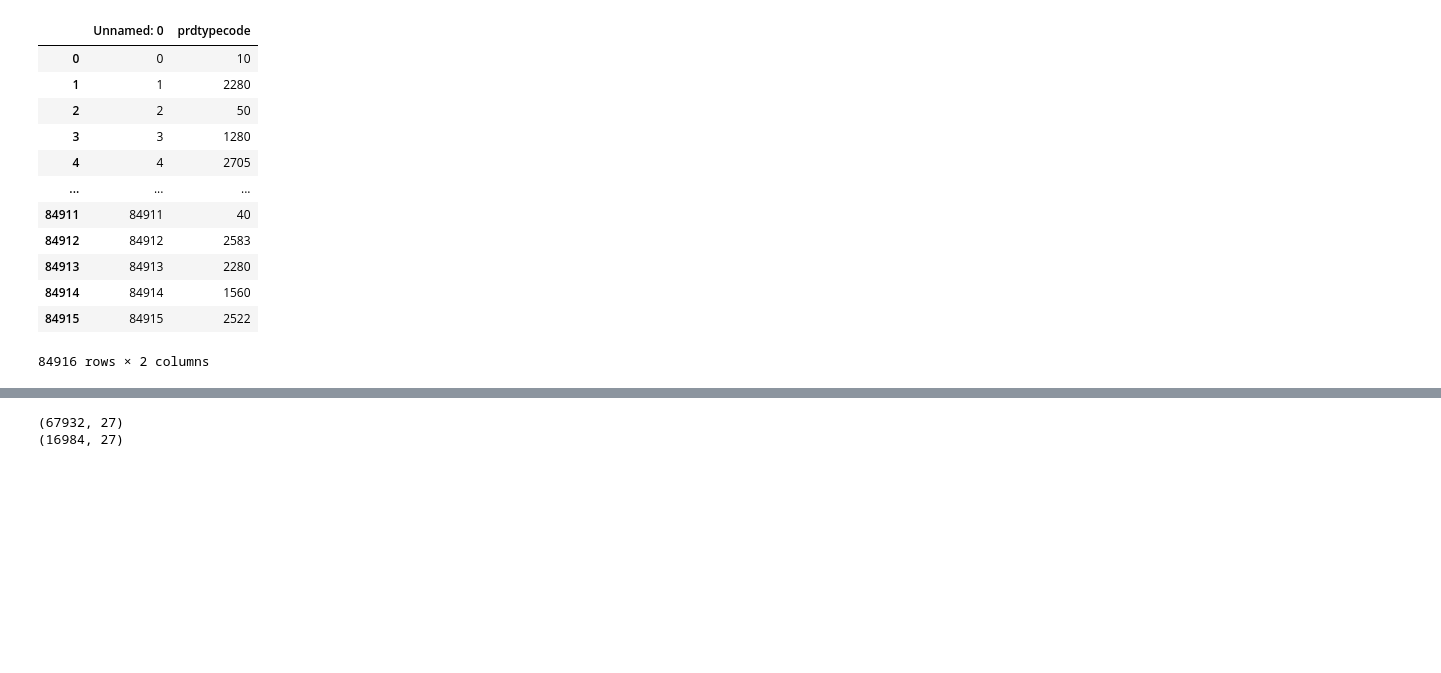
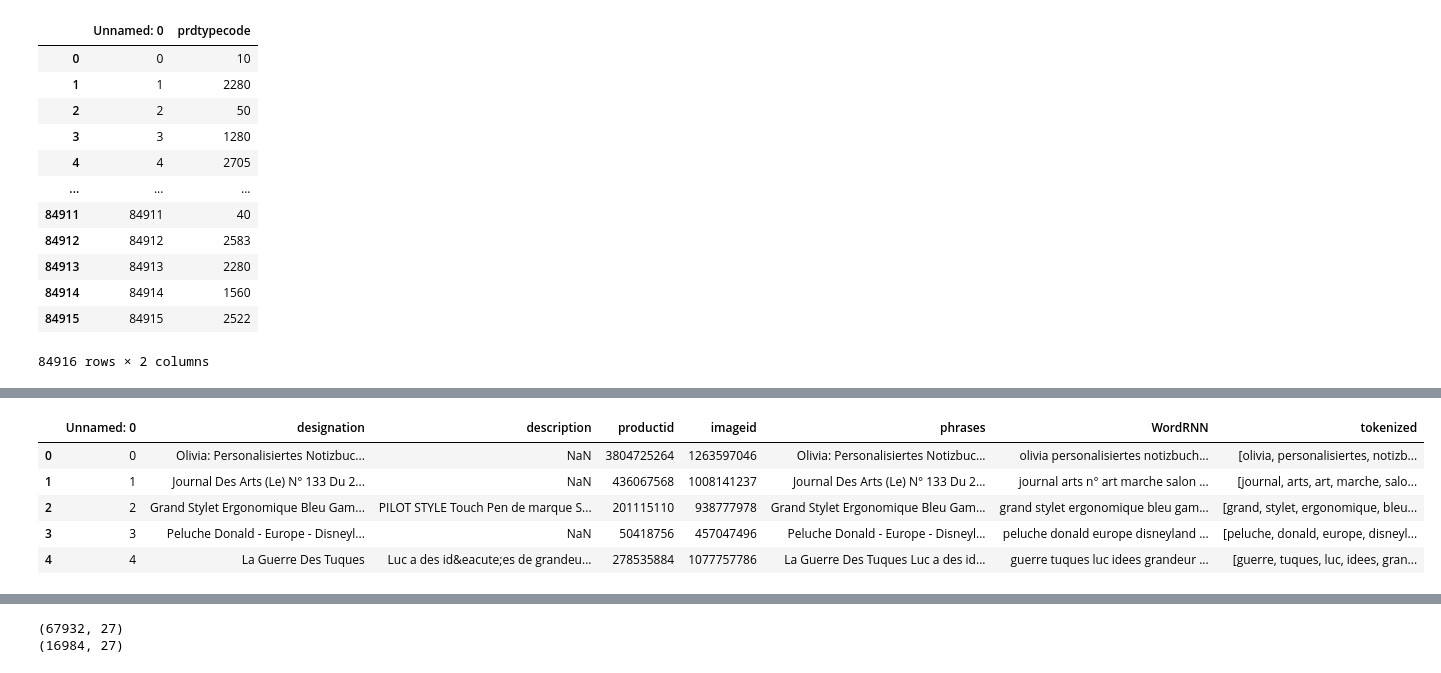
Before and after one commit to ManDes71/Rakuten_Text_Classification_TensorFlow, a Jupyter notebook: notebooks/Modele_RNN_05.ipynb, the cells around one changed output, grey strips where cells are left out. Drawn from its saved outputs; the diff is of its cells as text; code cells hidden in the pictures; blank space fills up the shorter version.

```diff
--- a/notebooks/Modele_RNN_05.ipynb
+++ b/notebooks/Modele_RNN_05.ipynb
@@ -170,5 +189,3 @@ df_target
 | 84914 | 84914 | 1560 |
 | 84915 | 84915 | 2522 |
 84916 rows × 2 columns
-# %%
-df_feats['description'] = df_feats['description'].fillna(df_feats['designation'])
@@ -179,0 +192,10 @@ python -m spacy download es_core_news_sm  # pour l'espagnol
+# %%
+import pandas as pd
+
+def combine_description_and_designation(row):
+    partie_design = row['designation'] if isinstance(row['designation'], str) else ''
+    partie_descrip = row['description'] if isinstance(row['description'], str) else ''
+    return partie_design + ' ' + partie_descrip if len(partie_descrip) > 0 else partie_design
+
+# Appliquer la fonction à chaque ligne
+df_feats['phrases'] = df_feats.swifter.apply(combine_description_and_designation, axis=1)
@@ -179,0 +212,53 @@ python -m spacy download es_core_news_sm  # pour l'espagnol
+# %%
+
+def unicode_to_ascii(s):
+    return ''.join(c for c in unicodedata.normalize('NFD', s)
+        if unicodedata.category(c) != 'Mn')
+
+def preprocess_sentence(w):
+    w = str(w)
+    # Remplacer les entités HTML par des caractères spécifiques ou les supprimer
+    replacements = {
+        '&eacute;': 'e',
+        '&amp;': '',    # Esperluette
+        '&lt;': '',     # Inférieur à
+        '&gt;': '',     # Supérieur à
+        '&quot;': '',   # Guillemet double
+        '&apos;': '',   # Apostrophe
+        '&nbsp;': '',   # Espace insécable
+        '&copy;': '',   # Droit d'auteur
+        '&reg;': '',    # Marque déposée
+        '&euro;': '',   # Symbole de l'euro
+        '&agrave;': 'a',
+        '&ccedil;': 'c',
+        '&egrave;': 'e',
+        '&iacute;': 'i',
+        '&ntilde;': 'n',
+        '&ouml;': 'o',
+    }
+    for entity, replacement in replacements.items():
+        w = w.replace(entity, replacement)
+    w = unicode_to_ascii(w.lower().strip())
+    # Appliquer les autres règles de nettoyage
+    w = w.replace("n°", "??numero??")
+    w = re.sub(r"([?.!,¿])", r" \1 ", w)
+    w = re.sub(r'[" "]+', " ", w)
+    w = re.sub(r"[^a-zA-Z?.!°]+", " ", w)
+    w = re.sub(r'\b\w{0,2}\b', '', w)
+    w = w.replace("? ? numero ? ?", "n°")
+
+
+    # Suppression des stopwords
+    mots = word_tokenize(w.strip())
+    mots = [mot for mot in mots if mot not in stop_words]
+    return ' '.join(mots).strip()
+
+df_feats['WordRNN'] = df_feats['phrases'].swifter.apply(lambda x :preprocess_sentence(x))
+df_feats.head()
+# %% [output]
+|  | Unnamed: 0 | designation | description | productid | imageid | phrases | WordRNN | tokenized |
+| 0 | 0 | Olivia: Personalisiertes Notizbuc... | NaN | 3804725264 | 1263597046 | Olivia: Personalisiertes Notizbuc... | olivia personalisiertes notizbuch... | [olivia, personalisiertes, notizb... |
+| 1 | 1 | Journal Des Arts (Le) N° 133 Du 2... | NaN | 436067568 | 1008141237 | Journal Des Arts (Le) N° 133 Du 2... | journal arts n° art marche salon ... | [journal, arts, art, marche, salo... |
+| 2 | 2 | Grand Stylet Ergonomique Bleu Gam... | PILOT STYLE Touch Pen de marque S... | 201115110 | 938777978 | Grand Stylet Ergonomique Bleu Gam... | grand stylet ergonomique bleu gam... | [grand, stylet, ergonomique, bleu... |
+| 3 | 3 | Peluche Donald - Europe - Disneyl... | NaN | 50418756 | 457047496 | Peluche Donald - Europe - Disneyl... | peluche donald europe disneyland ... | [peluche, donald, europe, disneyl... |
+| 4 | 4 | La Guerre Des Tuques | Luc a des id&eacute;es de grandeu... | 278535884 | 1077757786 | La Guerre Des Tuques Luc a des id... | guerre tuques luc idees grandeur ... | [guerre, tuques, luc, idees, gran... |
```
Also changed, not shown: parts of 34 cells of this notebook.
